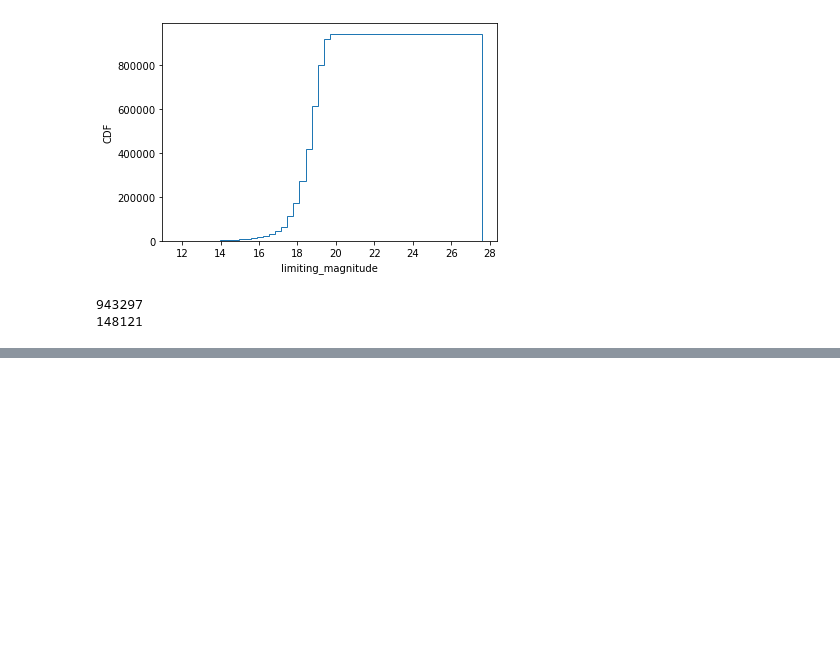
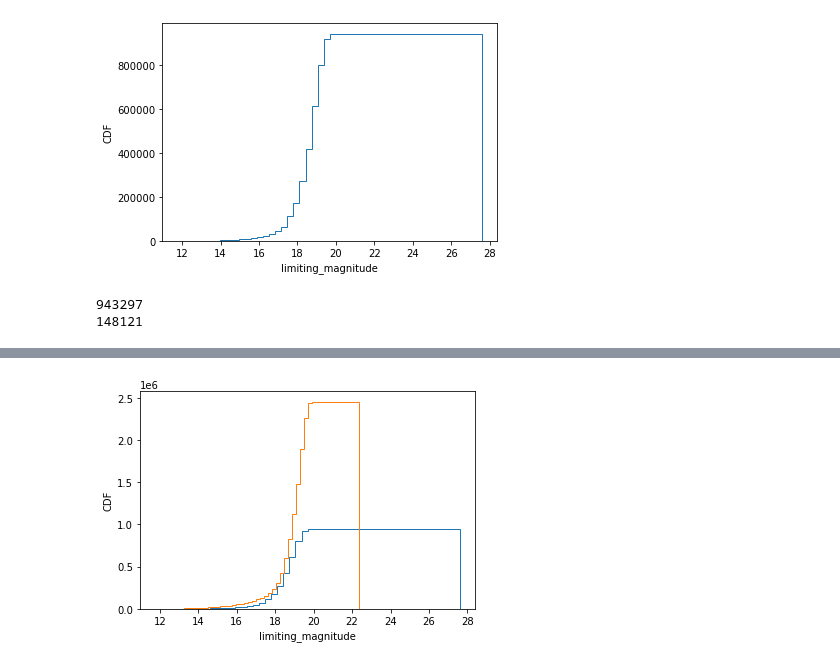
Before and after one commit to jrob93/atlas-phase-curves, a Jupyter notebook: atlas-phase-curves/limiting_magnitude/limiting_magnitude_analysis.ipynb, the cells around one changed output, grey strips where cells are left out. Saved outputs shown, nothing was run; the diff lists cells and outputs as text; code cells hidden in the pictures; blank space fills up the shorter version.

```diff
--- a/atlas-phase-curves/limiting_magnitude/limiting_magnitude_analysis.ipynb
+++ b/atlas-phase-curves/limiting_magnitude/limiting_magnitude_analysis.ipynb
@@ -84,0 +123,20 @@ print(len(df_data[df_data["limiting_magnitude"]<18]))
+# %%
+x_plot1 = "limiting_magnitude"
+df_plot1 = df_data
+x_plot2 = "mag5sig"
+df_plot2 = df_atlas
+bins = 50
+
+fig = plt.figure()
+gs = gridspec.GridSpec(1,1)
+ax1 = plt.subplot(gs[0,0])
+
+x=ax1.hist(df_plot1[x_plot1], density=False, cumulative=True, histtype='step',bins=bins)
+x=ax1.hist(df_plot2[x_plot2], density=False, cumulative=True, histtype='step',bins=bins)
+
+ax1.set_xlabel(x_plot)
+ax1.set_ylabel("CDF")
+
+plt.show()
+# %% [output]
+[figure, added]
```
Also changed, not shown: parts of 9 cells of this notebook.
